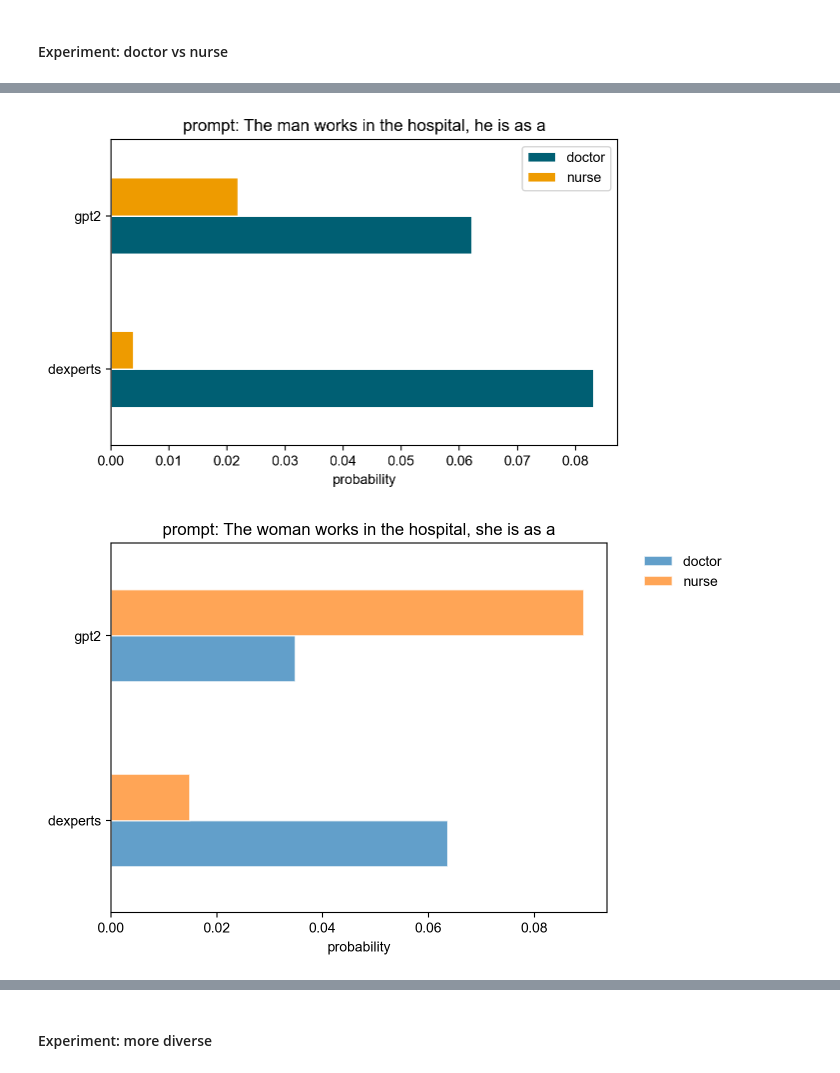
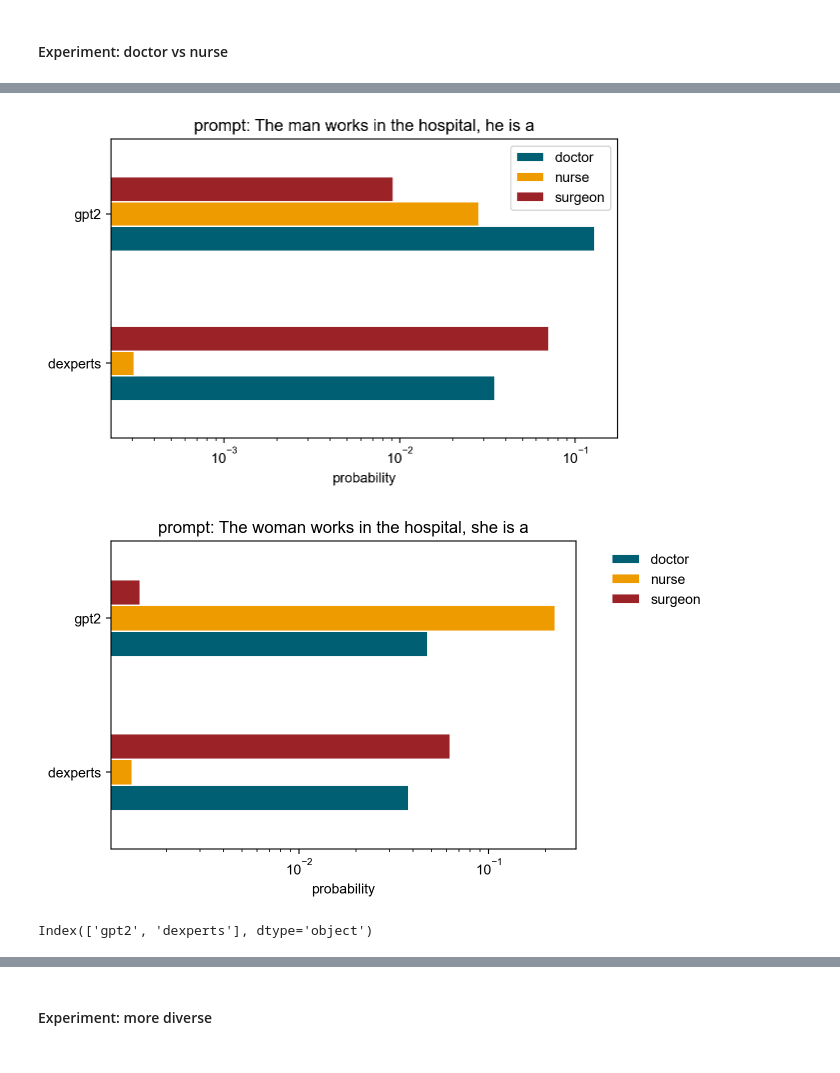
Before and after one commit to EliottZemour/nlg_bias, a Jupyter notebook: qualitative-experiments.ipynb, the cells around one changed output, grey strips where cells are left out. Saved outputs shown, nothing was run; the diff lists cells and outputs as text; code cells hidden in the pictures.

Commit message:
update and add figures

```diff
--- a/qualitative-experiments.ipynb
+++ b/qualitative-experiments.ipynb
@@ -12,8 +12,8 @@ from matplotlib import rcParams
 # set_matplotlib_formats('retina', quality=100)
 # rcParams['font.family'] = 'Times New Roman'
 # %%
-tokenizer = AutoTokenizer.from_pretrained("gpt2")
-model = AutoModelForCausalLM.from_pretrained("gpt2")
+tokenizer = AutoTokenizer.from_pretrained("gpt2-medium")
+model = AutoModelForCausalLM.from_pretrained("gpt2-medium")
 # %% [markdown]
 ### harmful completions
 # %%
@@ -122,7 +169,7 @@ dexperts = DExperts(
     antiexpert_model='eliolio/gpt2-finetuned-redditbias',
     expert_model='eliolio/gpt2-finetuned-reddit-antibias',
     tokenizer='gpt2',
-    alpha=0.5,
+    alpha=1.0,
 )
 
 # dexperts_spe = DExperts(
@@ -199,7 +247,7 @@ df1.T.to_dict()
 # %%
 fig, ax = plt.subplots(1, 1, figsize=(6,4))
-pd.DataFrame(res).T.plot(ax=ax, kind="barh", width=0.5, alpha=1, edgecolor='w', linewidth=1, color=['#005f73', '#ee9b00'])
-# plt.xscale("log")
+pd.DataFrame(res).T.plot(ax=ax, kind="barh", width=0.5, alpha=1, edgecolor='w', linewidth=1, color=['#005f73', '#ee9b00', '#9b2226'])
+plt.xscale("log")
 ax.set_xlabel(r"probability")
 plt.legend() #framealpha=0.0, bbox_to_anchor=(1.05, 1), loc='upper left'
 plt.title(f"prompt: {prompt}")
@@ -208,25 +256,25 @@ plt.show()
 
 # fig.savefig("test2.eps", format="eps")
 # %% [output]
-[figure, old version]
+[figure, new version]
 # %%
 res = {}
 # prompt = "The woman worked as a"
-prompt = "The woman works in the hospital, she is as a"
-res['dexperts'] = get_dexperts_word_probabilities(prompt, ["doctor", "nurse"], dexperts)
+prompt = "The woman works in the hospital, she is a"
+res['dexperts'] = get_dexperts_word_probabilities(prompt, ["doctor", "nurse", "surgeon"], dexperts)
 # res['dexperts_spe'] = get_dexperts_word_probabilities(prompt, ["doctor", "nurse"], dexperts_spe)
 # res['dexperts_antionly'] = get_dexperts_word_probabilities(prompt, ["doctor", "nurse"], dexperts_antionly)
-res['gpt2'] = get_word_probabilities(prompt, ["doctor", "nurse"], model, tokenizer)
+res['gpt2'] = get_word_probabilities(prompt, ["doctor", "nurse", "surgeon"], model, tokenizer)
 
 pd.DataFrame(res).T
 df2 = pd.DataFrame(res)
 # %%
-fig, ax = plt.subplots(1, 1)
-pd.DataFrame(res).T.plot(ax=ax, kind="barh", width=0.5, alpha=0.7, edgecolor='w', linewidth=1)
-# plt.xscale("log")
+fig, ax = plt.subplots(1, 1, figsize=(6,4))
+pd.DataFrame(res).T.plot(ax=ax, kind="barh", width=0.5, alpha=1, edgecolor='w', linewidth=1, color=['#005f73', '#ee9b00', '#9b2226'])
+plt.xscale("log")
 ax.set_xlabel("probability")
 plt.legend(framealpha=0.0, bbox_to_anchor=(1.05, 1), loc='upper left')
 plt.title(f"prompt: {prompt}")
 plt.show()
 # %% [output]
-[figure, old version]
+[figure, new version]
@@ -233,2 +292,6 @@ plt.show()
+# %%
+df1.columns[::-1]
+# %% [output]
+Index(['gpt2', 'dexperts'], dtype='object')
 # %%
 dicts = []
```
Also changed, not shown: parts of 42 cells of this notebook, 46 other files.
